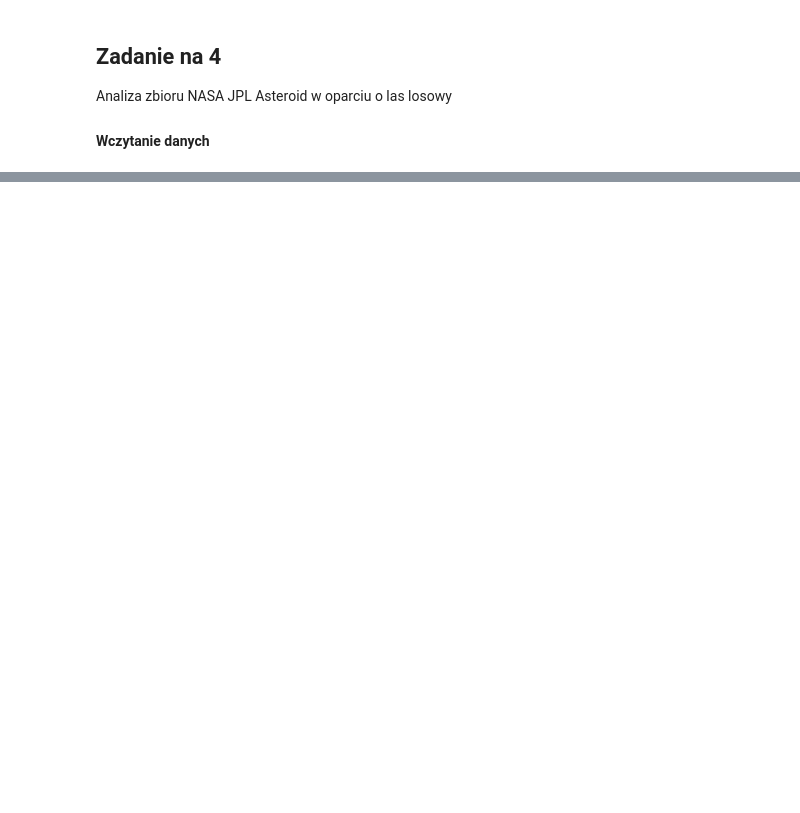
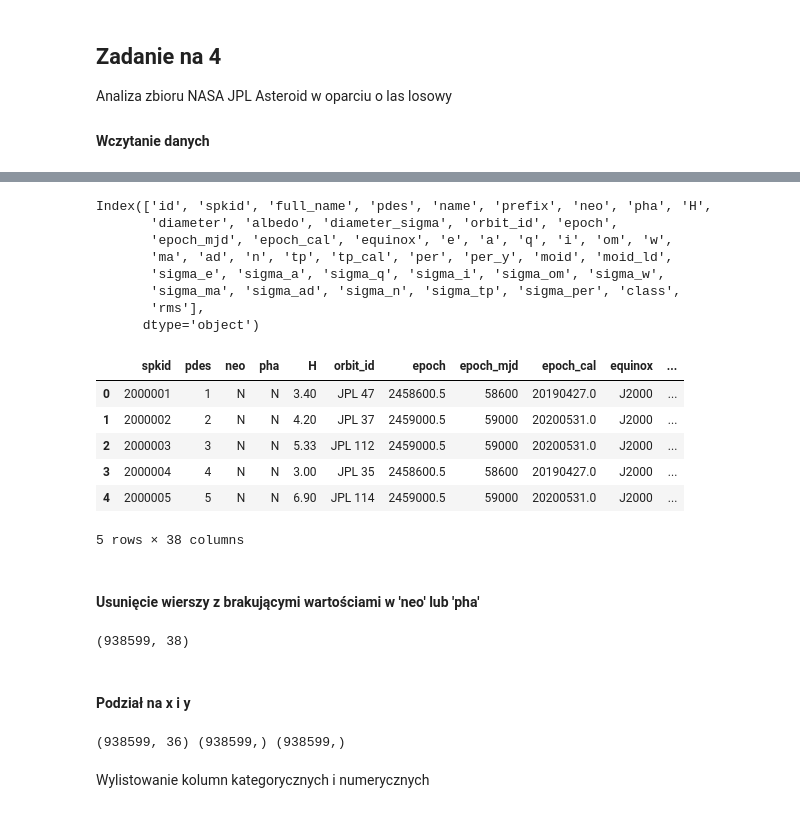
Before and after one commit to Lecrut/ai-ml_studies, a Jupyter notebook: pum/6_259199_Filip_Lecrut.ipynb, the cells around one changed output, grey strips where cells are left out. Saved outputs shown, nothing was run; the diff lists cells and outputs as text; code cells hidden in the pictures; blank space fills up the shorter version.

```diff
--- a/pum/6_259199_Filip_Lecrut.ipynb
+++ b/pum/6_259199_Filip_Lecrut.ipynb
@@ -194,0 +204,10 @@ print(data.shape)
+# %%
+missing_counts = data.isnull().sum()
+missing_percent = 100 * missing_counts / len(data)
+missing_table = pd.DataFrame({
+    'Missing Count': missing_counts,
+    'Missing Percent': missing_percent
+})
+missing_table = missing_table[missing_table['Missing Count'] > 0].sort_values(by='Missing Percent', ascending=False)
+print('do usunięcia:', missing_table[missing_table['Missing Percent'] > 80].index.tolist())
+missing_table
@@ -194,0 +239,44 @@ print(data.shape)
+# %%
+print(data.columns)
+
+columns_to_drop = set(['id', 'full_name'] + missing_table[missing_table['Missing Percent'] > 80].index.tolist())
+data = data.drop(columns=columns_to_drop)
+
+data.head()
+# %% [output]
+Index(['id', 'spkid', 'full_name', 'pdes', 'name', 'prefix', 'neo', 'pha', 'H',
+       'diameter', 'albedo', 'diameter_sigma', 'orbit_id', 'epoch',
+       'epoch_mjd', 'epoch_cal', 'equinox', 'e', 'a', 'q', 'i', 'om', 'w',
+       'ma', 'ad', 'n', 'tp', 'tp_cal', 'per', 'per_y', 'moid', 'moid_ld',
+       'sigma_e', 'sigma_a', 'sigma_q', 'sigma_i', 'sigma_om', 'sigma_w',
+       'sigma_ma', 'sigma_ad', 'sigma_n', 'sigma_tp', 'sigma_per', 'class',
+       'rms'],
+      dtype='object')
+|  | spkid | pdes | neo | pha | H | orbit_id | epoch | epoch_mjd | epoch_cal | equinox | ... |
+| 0 | 2000001 | 1 | N | N | 3.40 | JPL 47 | 2458600.5 | 58600 | 20190427.0 | J2000 | ... |
+| 1 | 2000002 | 2 | N | N | 4.20 | JPL 37 | 2459000.5 | 59000 | 20200531.0 | J2000 | ... |
+| 2 | 2000003 | 3 | N | N | 5.33 | JPL 112 | 2459000.5 | 59000 | 20200531.0 | J2000 | ... |
+| 3 | 2000004 | 4 | N | N | 3.00 | JPL 35 | 2458600.5 | 58600 | 20190427.0 | J2000 | ... |
+| 4 | 2000005 | 5 | N | N | 6.90 | JPL 114 | 2459000.5 | 59000 | 20200531.0 | J2000 | ... |
+5 rows × 38 columns
+# %% [markdown]
+#### Usunięcie wierszy z brakującymi wartościami w 'neo' lub 'pha'
+# %%
+data = data.dropna(subset=['neo', 'pha'])
+
+data = data.reset_index(drop=True)
+print(data.shape)
+# %% [output]
+(938599, 38)
+# %% [markdown]
+#### Podział na x i y
+# %%
+X = data.drop(columns=['pha', 'neo'])
+y_neo = data['neo']
+y_pha = data['pha']
+
+print(X.shape, y_pha.shape, y_neo.shape)
+# %% [output]
+(938599, 36) (938599,) (938599,)
+# %% [markdown]
+Wylistowanie kolumn kategorycznych i numerycznych
```
Also changed, not shown: parts of 17 cells of this notebook.
